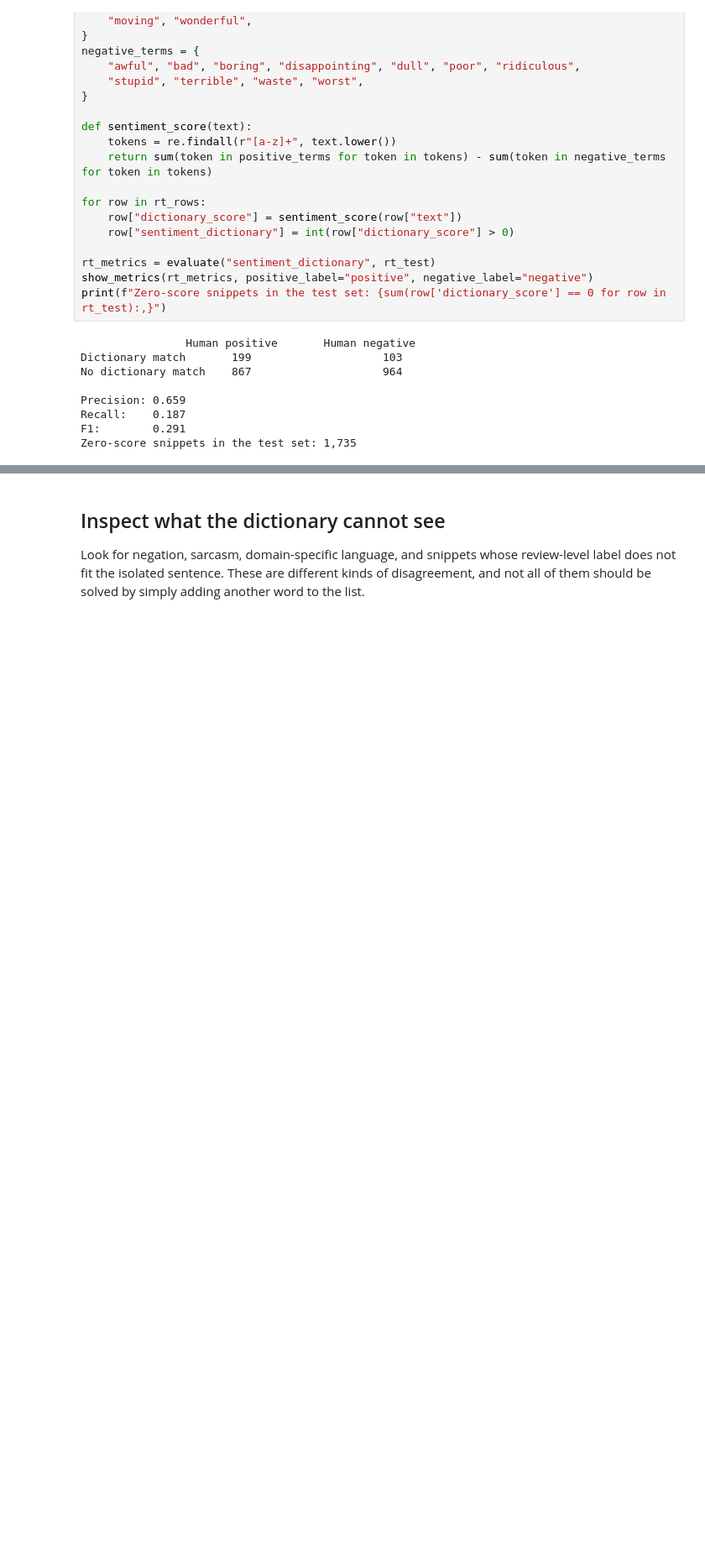
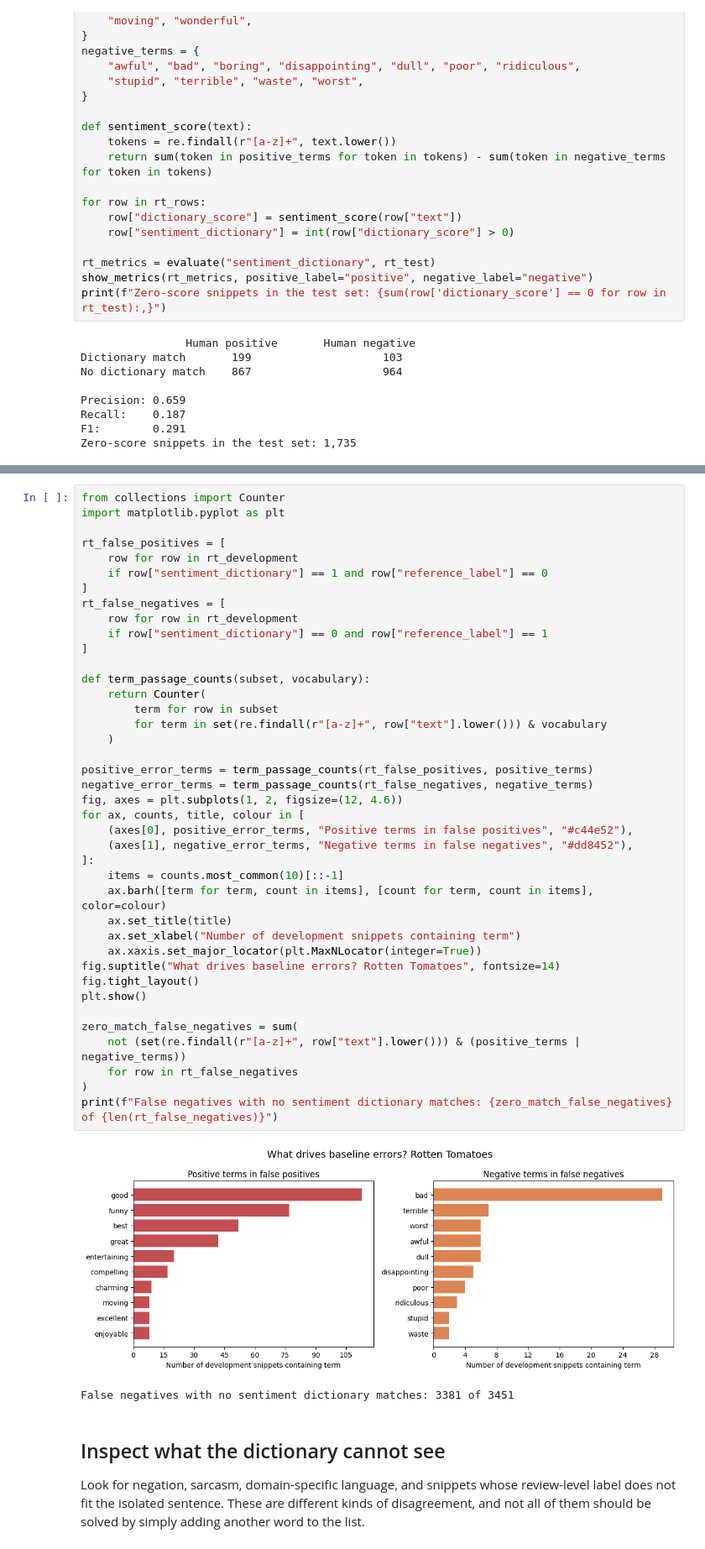
Before and after one commit to PeterTolochko/CEU_TAD_2026, a Jupyter notebook: meeting_slides/meeting_04/meeting_04.ipynb, the cells around one changed output, grey strips where cells are left out. Shown at 84% size. Cells and saved outputs as stored; diff of their text form; blank space fills up the shorter version.

```diff
--- a/meeting_slides/meeting_04/meeting_04.ipynb
+++ b/meeting_slides/meeting_04/meeting_04.ipynb
@@ -329,3 +449,46 @@ Zero-score snippets in the test set: 1,735
+# %%
+from collections import Counter
+import matplotlib.pyplot as plt
+
+rt_false_positives = [
+    row for row in rt_development
+    if row["sentiment_dictionary"] == 1 and row["reference_label"] == 0
+]
+rt_false_negatives = [
+    row for row in rt_development
+    if row["sentiment_dictionary"] == 0 and row["reference_label"] == 1
+]
+
+def term_passage_counts(subset, vocabulary):
+    return Counter(
+        term for row in subset
+        for term in set(re.findall(r"[a-z]+", row["text"].lower())) & vocabulary
+    )
+
+positive_error_terms = term_passage_counts(rt_false_positives, positive_terms)
+negative_error_terms = term_passage_counts(rt_false_negatives, negative_terms)
+fig, axes = plt.subplots(1, 2, figsize=(12, 4.6))
+for ax, counts, title, colour in [
+    (axes[0], positive_error_terms, "Positive terms in false positives", "#c44e52"),
+    (axes[1], negative_error_terms, "Negative terms in false negatives", "#dd8452"),
+]:
+    items = counts.most_common(10)[::-1]
+    ax.barh([term for term, count in items], [count for term, count in items], color=colour)
+    ax.set_title(title)
+    ax.set_xlabel("Number of development snippets containing term")
+    ax.xaxis.set_major_locator(plt.MaxNLocator(integer=True))
+fig.suptitle("What drives baseline errors? Rotten Tomatoes", fontsize=14)
+fig.tight_layout()
+plt.show()
+
+zero_match_false_negatives = sum(
+    not (set(re.findall(r"[a-z]+", row["text"].lower())) & (positive_terms | negative_terms))
+    for row in rt_false_negatives
+)
+print(f"False negatives with no sentiment dictionary matches: {zero_match_false_negatives} of {len(rt_false_negatives)}")
+# %% [output]
+[figure, added]
+False negatives with no sentiment dictionary matches: 3381 of 3451
 # %% [markdown]
 ## Inspect what the dictionary cannot see
 
```
Also changed, not shown: parts of 6 cells of this notebook, 2 other files.
